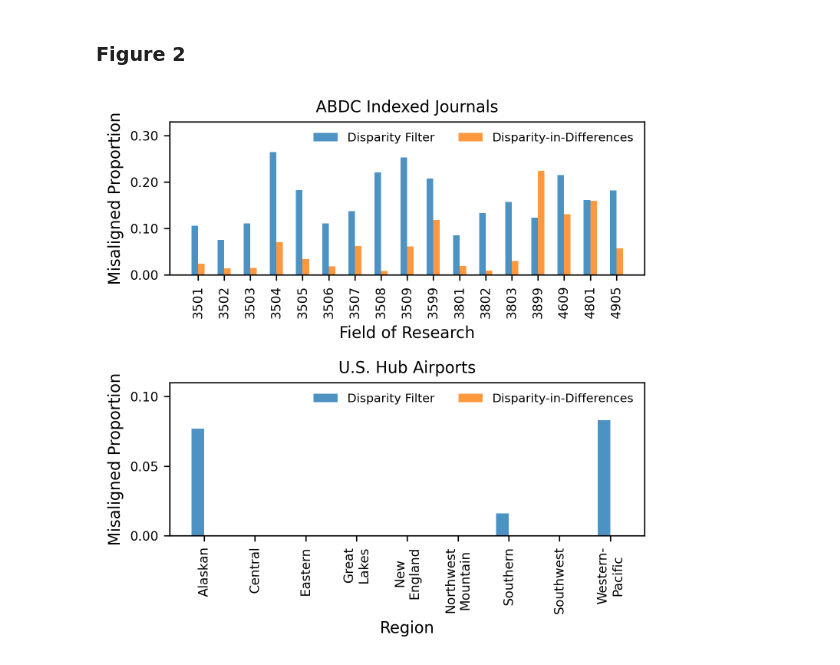
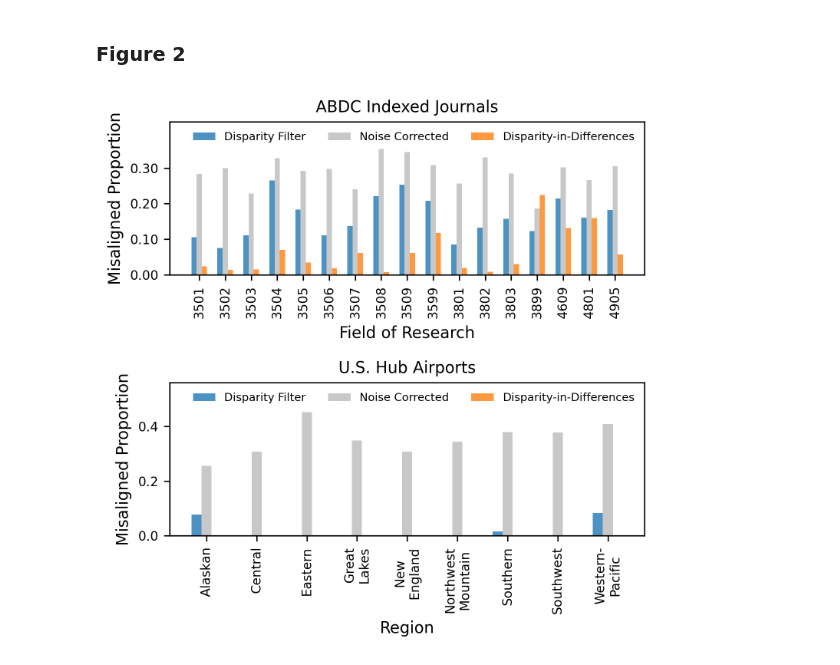
Before and after one commit to hkim07/Disparity-in-Differences, a Jupyter notebook: figures.ipynb, the cells around one changed output. Saved outputs shown, nothing was run; the diff lists cells and outputs as text; code cells hidden in the pictures.

```diff
--- a/figures.ipynb
+++ b/figures.ipynb
@@ -121,55 +132,59 @@ plt.subplot(211)
 
 abdc_eval_agg_dict = {
     "Disparity Filter": abdc_eval["misaligned_rate_disp"],
+    "Noise Corrected": abdc_eval["misaligned_rate_nc"],
     "Disparity-in-Differences": abdc_eval["misaligned_rate_disp_in_diffs"]
 }
 
 x = np.arange(len(abdc_eval))  # the label locations
-width = 0.25  # the width of the bars
+width = 0.2  # the width of the bars
 multiplier = 0
 
+c = ["tab:blue", "#bbbbbb", "tab:orange"]
 for attribute, measurement in abdc_eval_agg_dict.items():
     offset = width * multiplier
-    rects = plt.bar(x + offset, measurement, width, label=attribute, alpha=0.8)
+    rects = plt.bar(x + offset, measurement, width, label=attribute, alpha=0.8, color=c[multiplier])
     #ax.bar_label(rects, padding=3)
     multiplier += 1
 
 plt.xlabel('Field of Research', fontsize=10)
 plt.ylabel('Misaligned Proportion', fontsize=10)
-plt.xticks(x+width/2, abdc_eval["FoR"], rotation=90, fontsize=8)
+plt.xticks(x+width, abdc_eval["FoR"], rotation=90, fontsize=8)
 plt.yticks([0.0, 0.1, 0.2, 0.3], ["0.00", "0.10", "0.20", "0.30"], fontsize=8)
-plt.legend(loc=0, ncols=2, fontsize=7.5, frameon=False)
-plt.ylim(0, 0.33)
+plt.legend(loc=0, ncols=3, fontsize=7, frameon=False)
+plt.ylim(0, 0.43)
 plt.title("ABDC Indexed Journals", fontsize=10)
 
 plt.subplot(212)
 
 airport_eval_agg_dict = {
     "Disparity Filter": airport_eval["misaligned_rate_disp"],
+    "Noise Corrected": airport_eval["misaligned_rate_nc"],
     "Disparity-in-Differences": airport_eval["misaligned_rate_disp_in_diffs"]
 }
 
 x = np.arange(len(airport_eval))  # the label locations
-width = 0.25  # the width of the bars
+width = 0.2  # the width of the bars
 multiplier = 0
 
+c = ["tab:blue", "#bbbbbb", "tab:orange"]
 for attribute, measurement in airport_eval_agg_dict.items():
     offset = width * multiplier
-    rects = plt.bar(x + offset, measurement, width, label=attribute, alpha=0.8)
+    rects = plt.bar(x + offset, measurement, width, label=attribute, alpha=0.8, color=c[multiplier])
     #ax.bar_label(rects, padding=3)
     multiplier += 1
 
 plt.xlabel('Region', fontsize=10)
 plt.ylabel('Misaligned Proportion', fontsize=10)
-plt.xticks(x+width/2, airport_eval["region"], rotation=90, fontsize=8)
+plt.xticks(x+width, airport_eval["region"], rotation=90, fontsize=8)
 plt.yticks(fontsize=8)
 #plt.yticks([0.0, 0.02, 0.04, 0.06, 0.08], ["0.00", "0.02", "0.04", "0.06", "0.08"], fontsize=8)
-plt.legend(loc=0, ncols=2, fontsize=7.5, frameon=False)
-plt.ylim(0, 0.11)
+plt.legend(loc=0, ncols=3, fontsize=7, frameon=False)
+plt.ylim(0, 0.56)
 plt.title("U.S. Hub Airports", fontsize=10)
 
 plt.tight_layout(pad=1.2)
 plt.savefig("./figs/fig2.pdf", bbox_inches="tight")
 plt.savefig("./figs/fig2.png", bbox_inches="tight")
 # %% [output]
-[figure, old version]
+[figure, new version]
```
Also changed, not shown: parts of 2 cells of this notebook, 2 other files.
